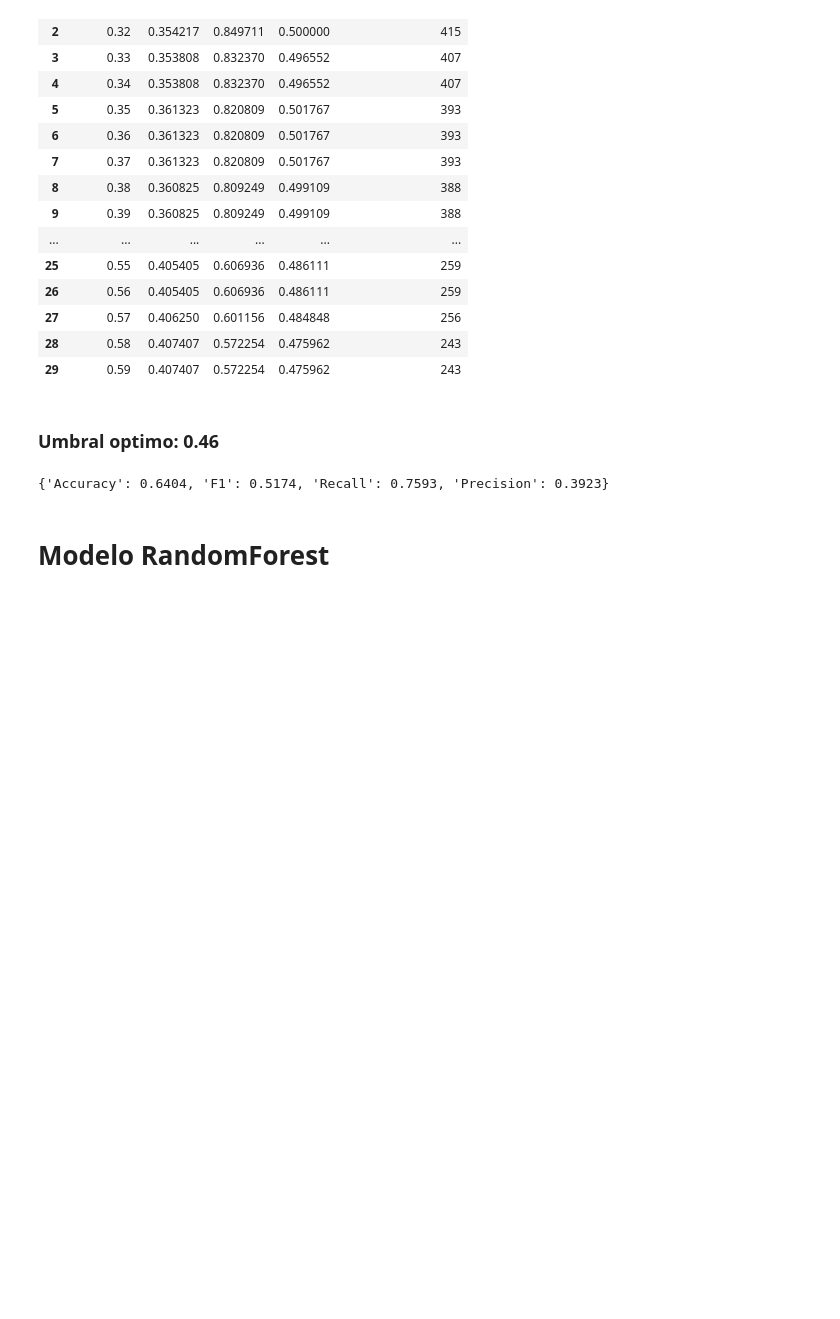
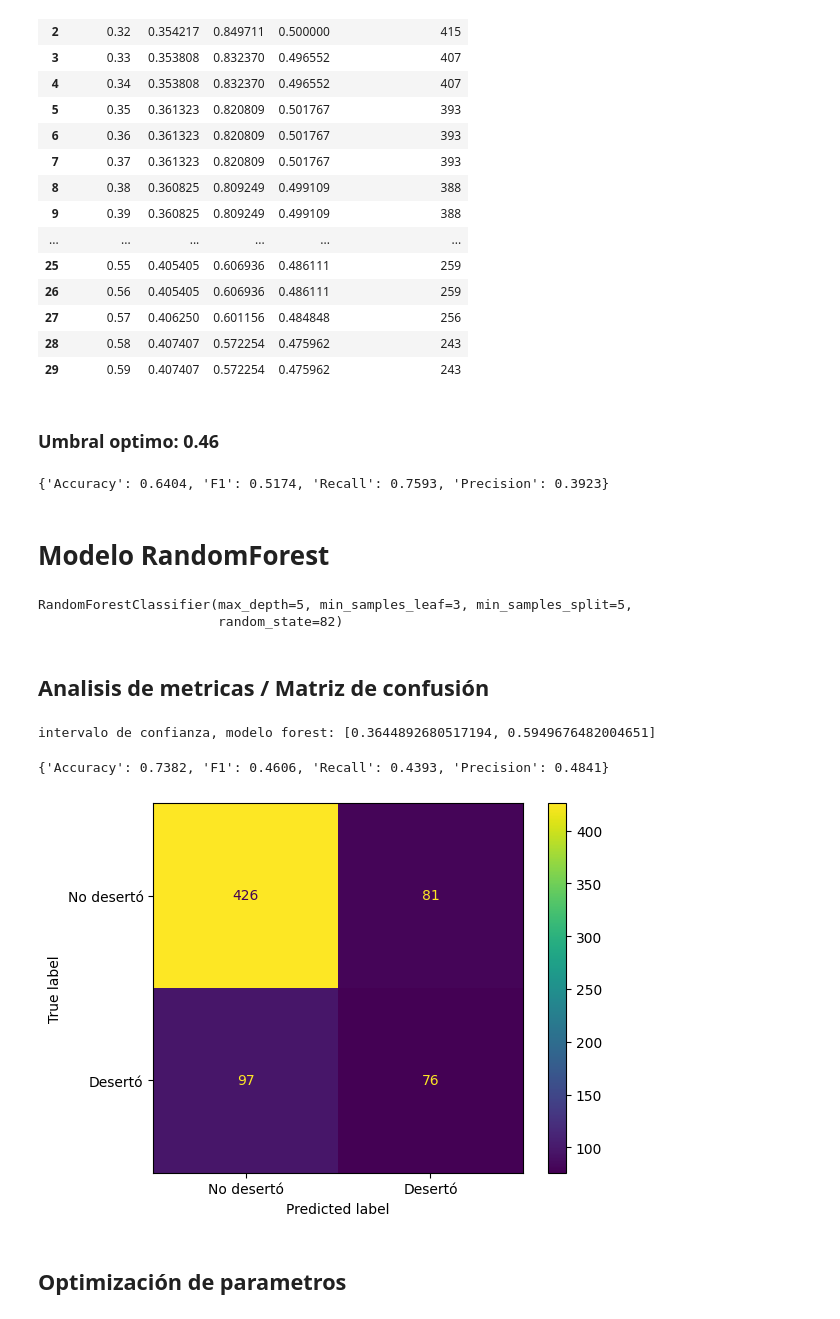
Before and after one commit to GuilleLondero/churn_insight_hackathon, a Jupyter notebook: data_science/notebooks/optimizacion_modelos.ipynb, the cells around one changed output. Saved outputs shown, nothing was run; the diff lists cells and outputs as text; code cells hidden in the pictures; blank space fills up the shorter version.

Commit message:
Creación Modelo RandomForest + Optimización

```diff
--- a/data_science/notebooks/optimizacion_modelos.ipynb
+++ b/data_science/notebooks/optimizacion_modelos.ipynb
@@ -1402,3 +1403,41 @@ print(metricas_test)
 {'Accuracy': 0.6404, 'F1': 0.5174, 'Recall': 0.7593, 'Precision': 0.3923}
 # %% [markdown]
 # Modelo RandomForest
+# %%
+# Separación de datos
+X_temp, X_test, y_temp, y_test = train_test_split(X, y, stratify=y, random_state=82, test_size=0.2)
+X_train, X_val, y_train, y_val = train_test_split(X_temp, y_temp, stratify=y_temp, random_state=82, test_size=0.2)
+# %%
+# Balanceo de clases
+
+X_train_smote, y_train_smote = oversample.fit_resample(X_train, y_train)
+# %%
+# Creando el modelo
+modelo_forest = RandomForestClassifier(random_state=82, n_estimators=100, min_samples_leaf=3, min_samples_split=5, max_depth=5)
+
+modelo_forest.fit(X_train_smote, y_train_smote)
+# %% [output]
+RandomForestClassifier(max_depth=5, min_samples_leaf=3, min_samples_split=5,
+                       random_state=82)
+# %% [markdown]
+## Analisis de metricas / Matriz de confusión
+# %%
+pipeline = Pipeline([('oversample', SMOTE()), ('xgb', modelo_forest)])
+validacion = cross_val_score(pipeline, X_temp, y_temp, cv=stratkf, scoring='recall')
+print(intervalo_confianza(validacion, 'forest'))
+# %% [output]
+intervalo de confianza, modelo forest: [0.3644892680517194, 0.5949676482004651]
+# %%
+y_pred = modelo_forest.predict(X_val)
+metricasForest = calcularMetricas(y_val, y_pred)
+
+print(metricasForest)
+# %% [output]
+{'Accuracy': 0.7382, 'F1': 0.4606, 'Recall': 0.4393, 'Precision': 0.4841}
+# %%
+visualizer = matriz_confusion(y_val, y_pred)
+plt.show()
+# %% [output]
+[figure, added]
+# %% [markdown]
+## Optimización de parametros
```
Also changed, not shown: parts of 18 cells of this notebook.
